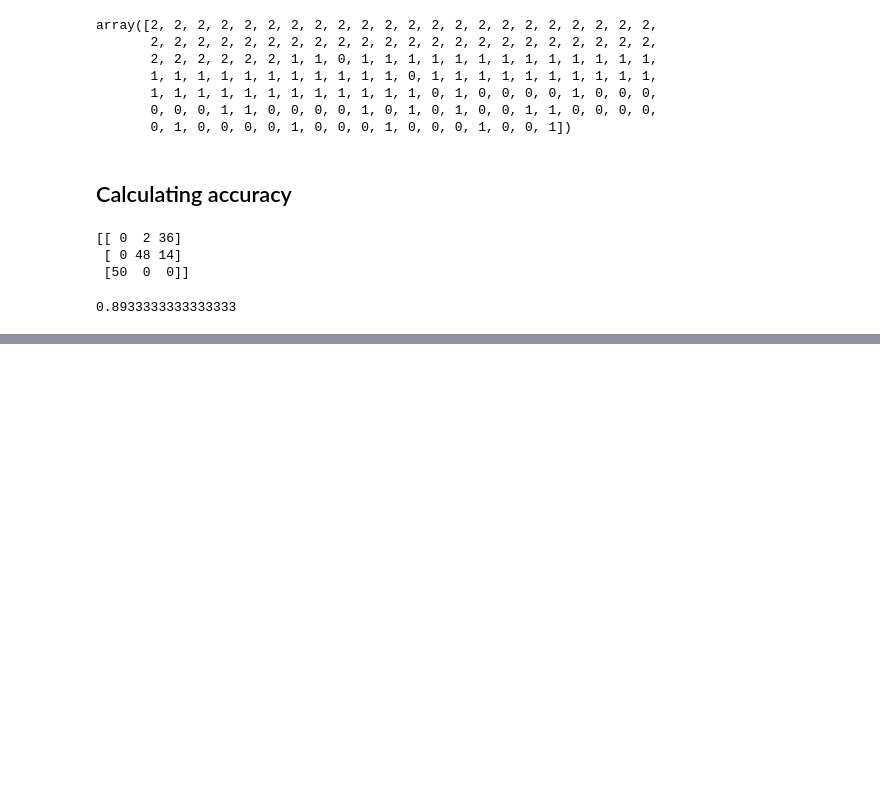
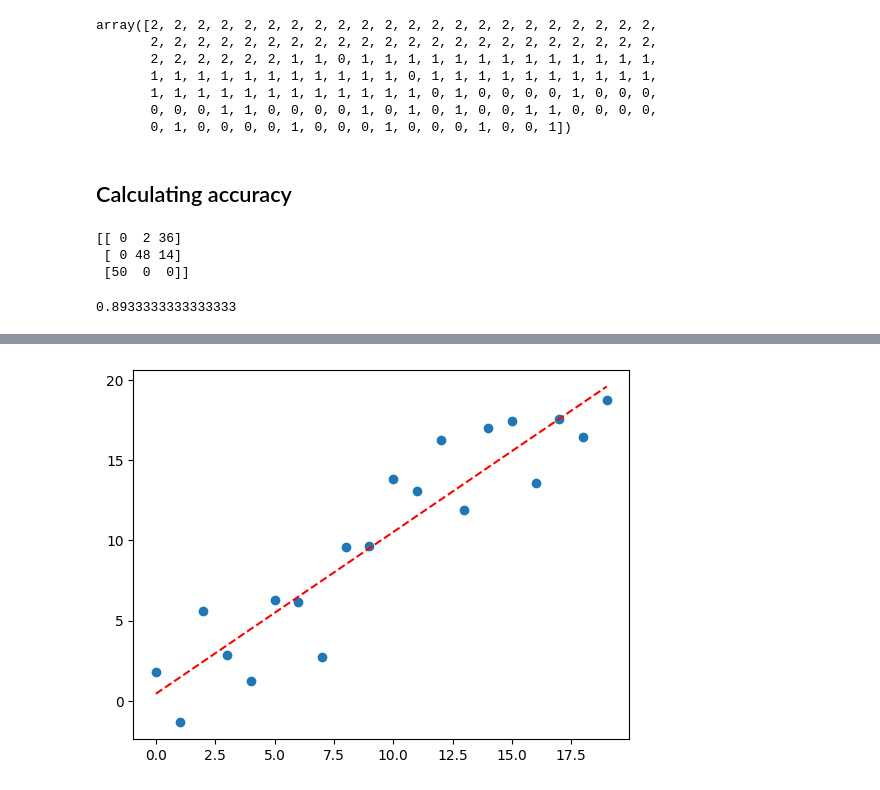
Before and after one commit to dvijkalsi/Learn-python, a Jupyter notebook: Pythonlabs/lab5(Kmeans_def).ipynb, the cells around one changed output, grey strips where cells are left out. Drawn from its saved outputs; the diff is of its cells as text; code cells hidden in the pictures; blank space fills up the shorter version.

```diff
--- a/Pythonlabs/lab5(Kmeans_def).ipynb
+++ b/Pythonlabs/lab5(Kmeans_def).ipynb
@@ -95,0 +110,3 @@ np.sum(c.ravel()[np.argpartition(c.ravel(), -n_clusters)[-n_clusters:]]) / len(y
+# %%
+def objective(X, a, b):
+    return a * X*2 + b
@@ -95,0 +130,8 @@ np.sum(c.ravel()[np.argpartition(c.ravel(), -n_clusters)[-n_clusters:]]) / len(y
+# %%
+x_line = np.arange(20)
+y_line = objective(x_line, a, b)
+plt.scatter(X, y)
+plt.plot(x_line, y_line,'--', color='red')
+plt.show()
+# %% [output]
+[figure, added]
```
Also changed, not shown: parts of 8 cells of this notebook.
